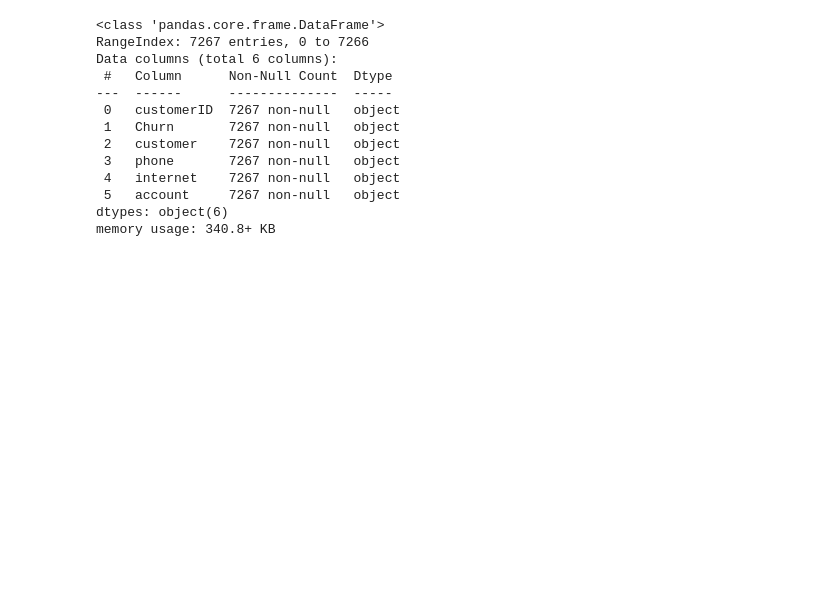
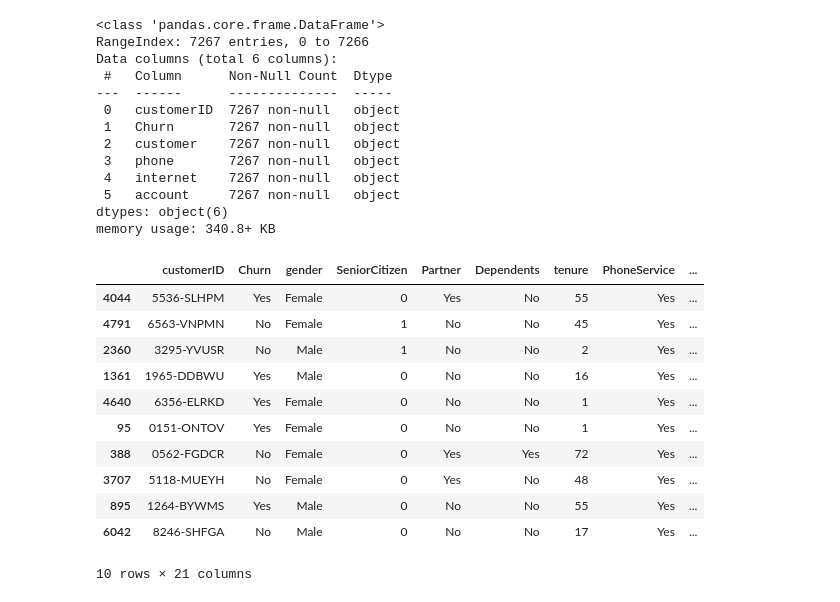
Before and after one commit to sallylpez/Telecom-X_Alura, a Jupyter notebook: Telecom_X_Alura.ipynb, the cells around one changed output. Saved outputs shown, nothing was run; the diff lists cells and outputs as text; code cells hidden in the pictures; blank space fills up the shorter version.

```diff
--- a/Telecom_X_Alura.ipynb
+++ b/Telecom_X_Alura.ipynb
@@ -39,3 +51,24 @@ Data columns (total 6 columns):
  5   account     7267 non-null   object
 dtypes: object(6)
 memory usage: 340.8+ KB
+# %%
+dict_cols = ['customer', 'phone', 'account','internet']
+
+for col in dict_cols:
+    expanded = pd.json_normalize(df[col])
+    df = pd.concat([df.drop(col, axis=1), expanded], axis=1)
+# %%
+df.sample(10)
+# %% [output]
+|  | customerID | Churn | gender | SeniorCitizen | Partner | Dependents | tenure | PhoneService | ... |
+| 4044 | 5536-SLHPM | Yes | Female | 0 | Yes | No | 55 | Yes | ... |
+| 4791 | 6563-VNPMN | No | Female | 1 | No | No | 45 | Yes | ... |
+| 2360 | 3295-YVUSR | No | Male | 1 | No | No | 2 | Yes | ... |
+| 1361 | 1965-DDBWU | Yes | Male | 0 | No | No | 16 | Yes | ... |
+| 4640 | 6356-ELRKD | Yes | Female | 0 | No | No | 1 | Yes | ... |
+| 95 | 0151-ONTOV | Yes | Female | 0 | No | No | 1 | Yes | ... |
+| 388 | 0562-FGDCR | No | Female | 0 | Yes | Yes | 72 | Yes | ... |
+| 3707 | 5118-MUEYH | No | Female | 0 | Yes | No | 48 | Yes | ... |
+| 895 | 1264-BYWMS | Yes | Male | 0 | No | No | 55 | Yes | ... |
+| 6042 | 8246-SHFGA | No | Male | 0 | No | No | 17 | Yes | ... |
+10 rows × 21 columns
```
Also changed, not shown: parts of 3 cells of this notebook.
